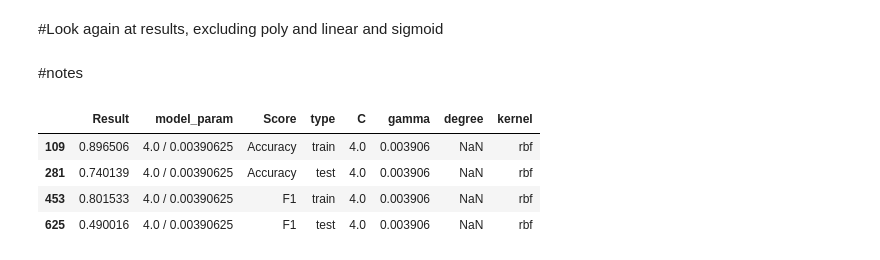
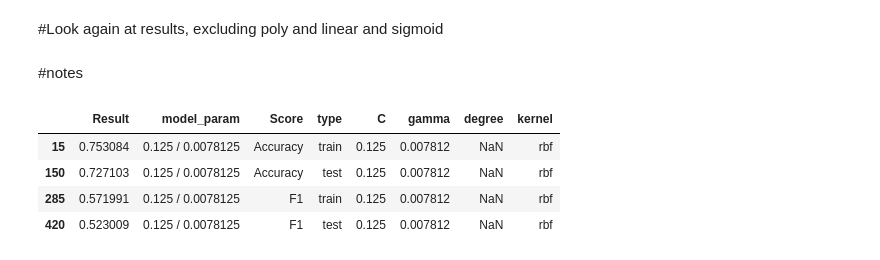
Before and after one commit to erlan321/Capstone-697-TeamAugury, a Jupyter notebook: hyperparameter_viz_SVC.ipynb, the cells around one changed output. Drawn from its saved outputs; the diff is of its cells as text; code cells hidden in the pictures.

```diff
--- a/hyperparameter_viz_SVC.ipynb
+++ b/hyperparameter_viz_SVC.ipynb
@@ -341,11 +349,11 @@ chart1 & chart2
 #notes
 # %%
 df = csv_data.copy()
-df = df[(df.kernel=='rbf') & (df.C==4) & (df.gamma==0.00390625)  ]
+df = df[(df.kernel=='rbf') & (df.C==0.125) & (df.gamma==0.0078125)  ]  #0.0312 #0.0078125 #0.015625
 df
 # %% [output]
 |  | Result | model_param | Score | type | C | gamma | degree | kernel |
-| 109 | 0.896506 | 4.0 / 0.00390625 | Accuracy | train | 4.0 | 0.003906 | NaN | rbf |
-| 281 | 0.740139 | 4.0 / 0.00390625 | Accuracy | test | 4.0 | 0.003906 | NaN | rbf |
-| 453 | 0.801533 | 4.0 / 0.00390625 | F1 | train | 4.0 | 0.003906 | NaN | rbf |
-| 625 | 0.490016 | 4.0 / 0.00390625 | F1 | test | 4.0 | 0.003906 | NaN | rbf |
+| 15 | 0.753084 | 0.125 / 0.0078125 | Accuracy | train | 0.125 | 0.007812 | NaN | rbf |
+| 150 | 0.727103 | 0.125 / 0.0078125 | Accuracy | test | 0.125 | 0.007812 | NaN | rbf |
+| 285 | 0.571991 | 0.125 / 0.0078125 | F1 | train | 0.125 | 0.007812 | NaN | rbf |
+| 420 | 0.523009 | 0.125 / 0.0078125 | F1 | test | 0.125 | 0.007812 | NaN | rbf |
```
Also changed, not shown: parts of 4 cells of this notebook, 3 other files.
